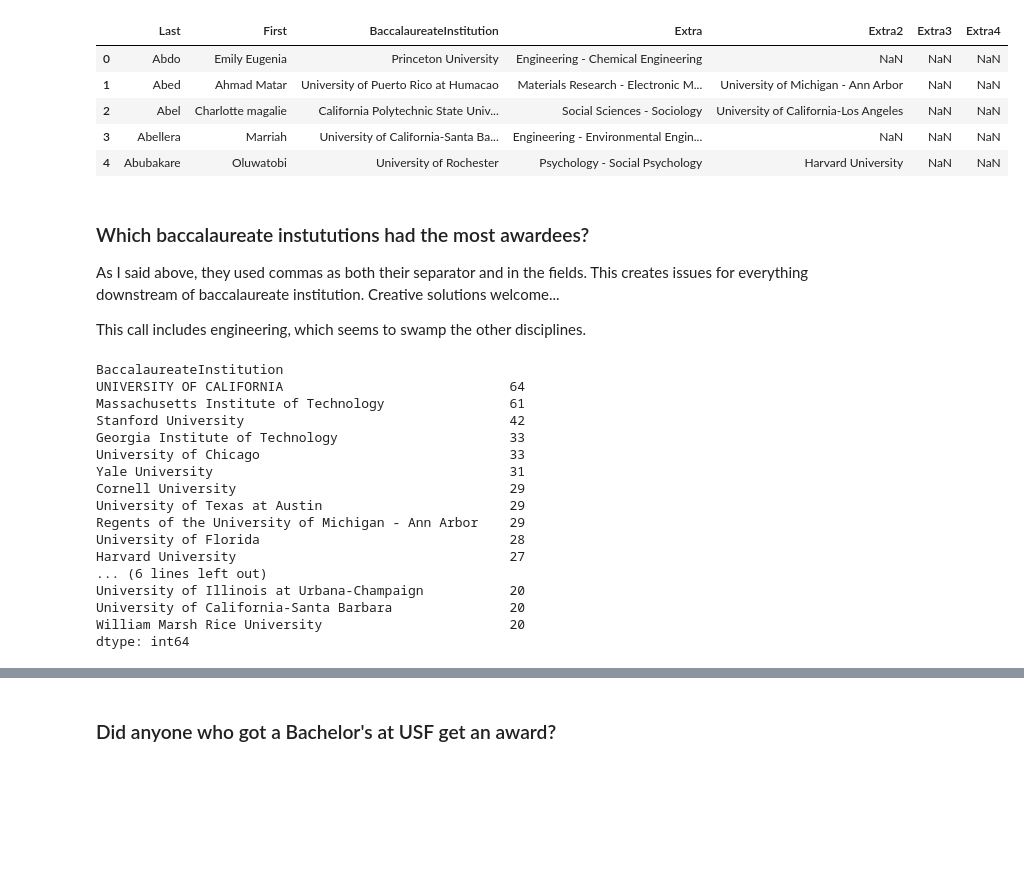
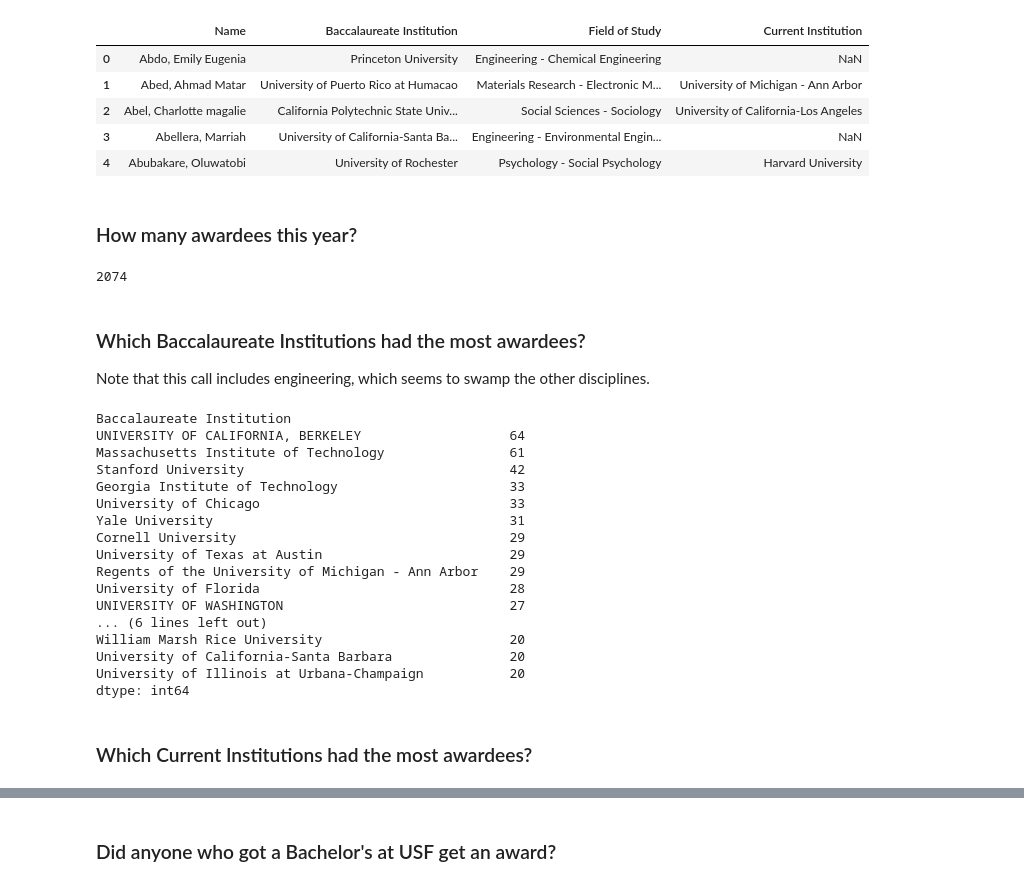
Before and after one commit to ognancy4life/GRFP, a Jupyter notebook: 2021GRFP.ipynb, the cells around one changed output, grey strips where cells are left out. Saved outputs shown, nothing was run; the diff lists cells and outputs as text; code cells hidden in the pictures; blank space fills up the shorter version.

Commit message:
Switch from using .csv files to .do files which have better separators

```diff
--- a/2021GRFP.ipynb
+++ b/2021GRFP.ipynb
@@ -16,28 +9,31 @@ import csv
 # %%
-year = 2021 #Change the year here to 2021, 2020, or 2019 and rerun the code
-GRFP = pd.read_csv(str(year) + 'GRFPAwardeeList.csv', sep=',',
-                   names=['Last', 'First', 'BaccalaureateInstitution',
-                          'Extra', 'Extra2', 'Extra3', 'Extra4']
-                  )
+year = 2021 #Change the year here to any year 2011-2021 and rerun the code
+data_dir = 'data/'
+GRFP = pd.read_csv(data_dir + str(year) + 'AwardeeList.do', sep='\t')
 GRFP.head() # preview the head of the GRFP dataframe just created
 # %% [output]
-|  | Last | First | BaccalaureateInstitution | Extra | Extra2 | Extra3 | Extra4 |
-| 0 | Abdo | Emily Eugenia | Princeton University | Engineering - Chemical Engineering | NaN | NaN | NaN |
-| 1 | Abed | Ahmad Matar | University of Puerto Rico at Humacao | Materials Research - Electronic M... | University of Michigan - Ann Arbor | NaN | NaN |
-| 2 | Abel | Charlotte magalie | California Polytechnic State Univ... | Social Sciences - Sociology | University of California-Los Angeles | NaN | NaN |
-| 3 | Abellera | Marriah | University of California-Santa Ba... | Engineering - Environmental Engin... | NaN | NaN | NaN |
-| 4 | Abubakare | Oluwatobi | University of Rochester | Psychology - Social Psychology | Harvard University | NaN | NaN |
+|  | Name | Baccalaureate Institution | Field of Study | Current Institution |
+| 0 | Abdo, Emily Eugenia | Princeton University | Engineering - Chemical Engineering | NaN |
+| 1 | Abed, Ahmad Matar | University of Puerto Rico at Humacao | Materials Research - Electronic M... | University of Michigan - Ann Arbor |
+| 2 | Abel, Charlotte magalie | California Polytechnic State Univ... | Social Sciences - Sociology | University of California-Los Angeles |
+| 3 | Abellera, Marriah | University of California-Santa Ba... | Engineering - Environmental Engin... | NaN |
+| 4 | Abubakare, Oluwatobi | University of Rochester | Psychology - Social Psychology | Harvard University |
+# %% [markdown]
+### How many awardees this year?
+# %%
+Awardees = GRFP['Name'].count() #total awardees
+Awardees
+# %% [output]
+2074
 # %% [markdown]
-### Which baccalaureate instututions had the most awardees?
-As I said above, they used commas as both their separator and in the fields. This creates issues for everything downstream of baccalaureate institution. Creative solutions welcome...
-
-This call includes engineering, which seems to swamp the other disciplines.
+### Which Baccalaureate Institutions had the most awardees?
+Note that this call includes engineering, which seems to swamp the other disciplines.
 # %%
-GRFP_byBaccInst = GRFP.groupby('BaccalaureateInstitution').size().sort_values(ascending=False)
+GRFP_byBaccInst = GRFP.groupby('Baccalaureate Institution').size().sort_values(ascending=False)
 GRFP_byBaccInst.head(20)
 # %% [output]
-BaccalaureateInstitution
-UNIVERSITY OF CALIFORNIA                             64
+Baccalaureate Institution
+UNIVERSITY OF CALIFORNIA, BERKELEY                   64
 Massachusetts Institute of Technology                61
 Stanford University                                  42
 Georgia Institute of Technology                      33
@@ -47,9 +43,11 @@ Cornell University                                   29
 University of Texas at Austin                        29
 Regents of the University of Michigan - Ann Arbor    29
 University of Florida                                28
-Harvard University                                   27
+UNIVERSITY OF WASHINGTON                             27
 ... (6 lines left out)
+William Marsh Rice University                        20
+University of California-Santa Barbara               20
 University of Illinois at Urbana-Champaign           20
-University of California-Santa Barbara               20
-William Marsh Rice University                        20
 dtype: int64
+# %% [markdown]
+### Which Current Institutions had the most awardees?
```
Also changed, not shown: parts of 34 cells of this notebook.
